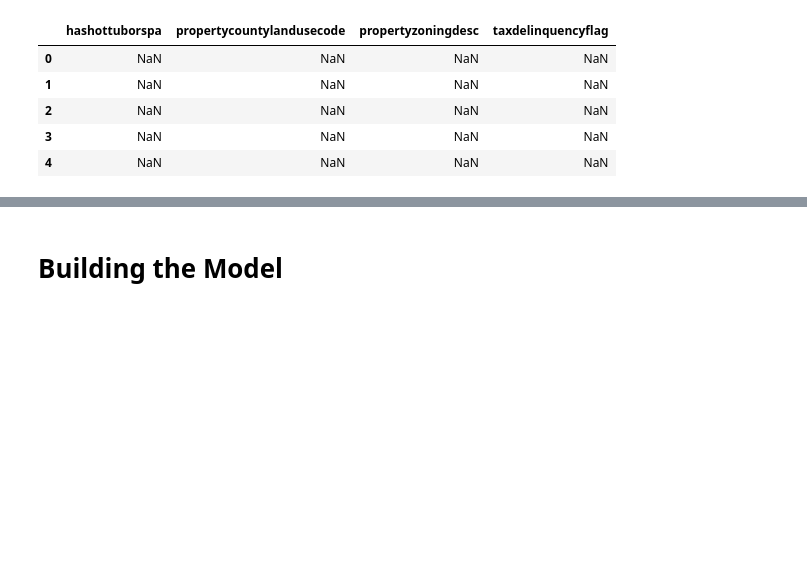
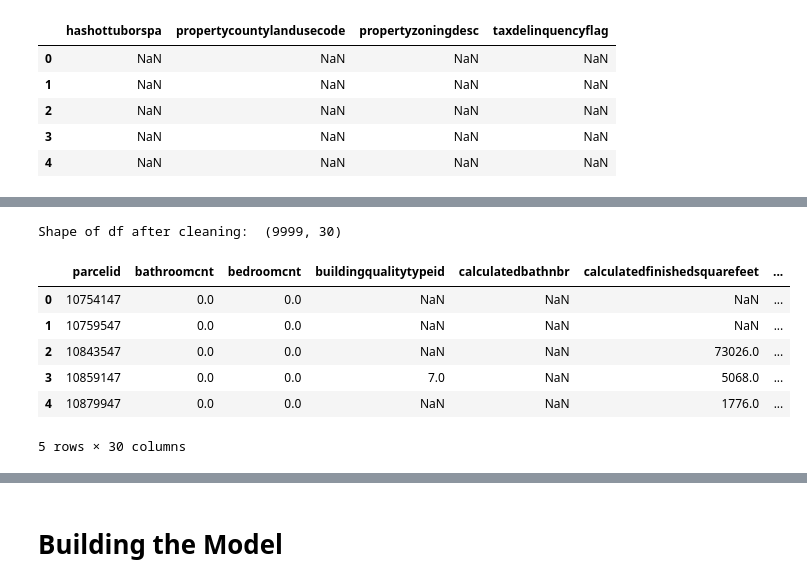
Before and after one commit to efazHossain/DATA-4380, a Jupyter notebook: Projects/TabularData/Zillow_Price.ipynb, the cells around one changed output, grey strips where cells are left out. Cells and saved outputs as stored; diff of their text form; code cells hidden in the pictures; blank space fills up the shorter version.

```diff
--- a/Projects/TabularData/Zillow_Price.ipynb
+++ b/Projects/TabularData/Zillow_Price.ipynb
@@ -171,0 +174,7 @@ Total number of categorical variables in the dataset:  4
+# %%
+from sklearn.preprocessing import StandardScaler
+from sklearn.preprocessing import LabelEncoder
+
+df = pd.read_csv('/mnt/c/users/efazh/DataProblems/Datasets/Tabular/Zillow/props_2016.csv')
+df_copy = df.copy()
+df.shape
@@ -171,0 +203,22 @@ Total number of categorical variables in the dataset:  4
+# %%
+def drop_columns_with_max_missing_values(df):
+    mis_var = [var for var in df.columns if df[var].isnull().sum() > 0]
+    df[mis_var].isnull().sum()
+
+    limit = np.abs((df.shape[0] * 0.6))
+    var_to_be_dropped = [var for var in mis_var if df[var].isnull().sum() > limit]
+    df.drop(columns=var_to_be_dropped, axis=1, inplace=True)
+    return df
+
+df = drop_columns_with_max_missing_values(df)
+print('Shape of df after cleaning: ', df.shape)
+df.head()
+# %% [output]
+Shape of df after cleaning:  (9999, 30)
+|  | parcelid | bathroomcnt | bedroomcnt | buildingqualitytypeid | calculatedbathnbr | calculatedfinishedsquarefeet | ... |
+| 0 | 10754147 | 0.0 | 0.0 | NaN | NaN | NaN | ... |
+| 1 | 10759547 | 0.0 | 0.0 | NaN | NaN | NaN | ... |
+| 2 | 10843547 | 0.0 | 0.0 | NaN | NaN | 73026.0 | ... |
+| 3 | 10859147 | 0.0 | 0.0 | 7.0 | NaN | 5068.0 | ... |
+| 4 | 10879947 | 0.0 | 0.0 | NaN | NaN | 1776.0 | ... |
+5 rows × 30 columns
```
Also changed, not shown: parts of 9 cells of this notebook, 2 other files.
